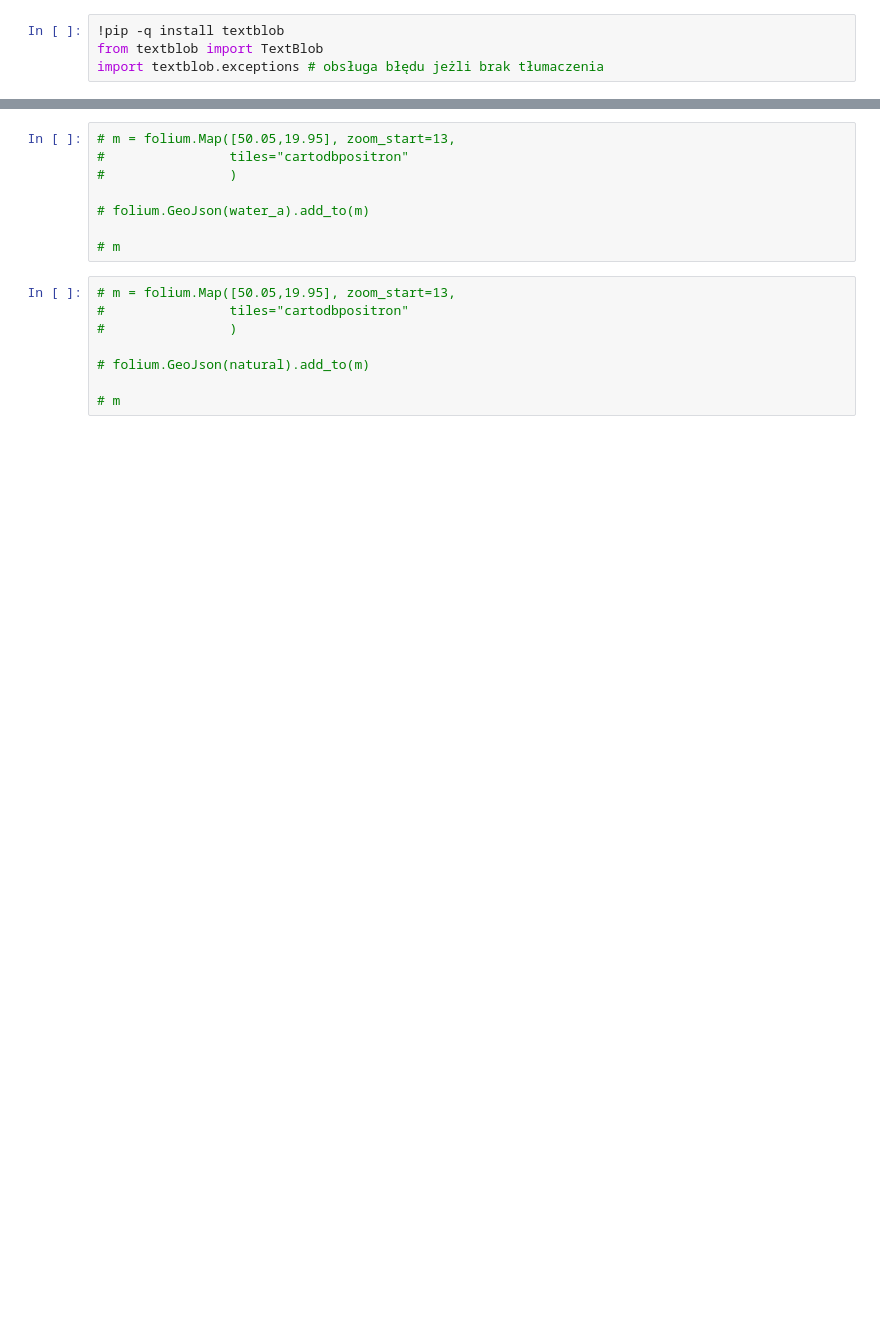
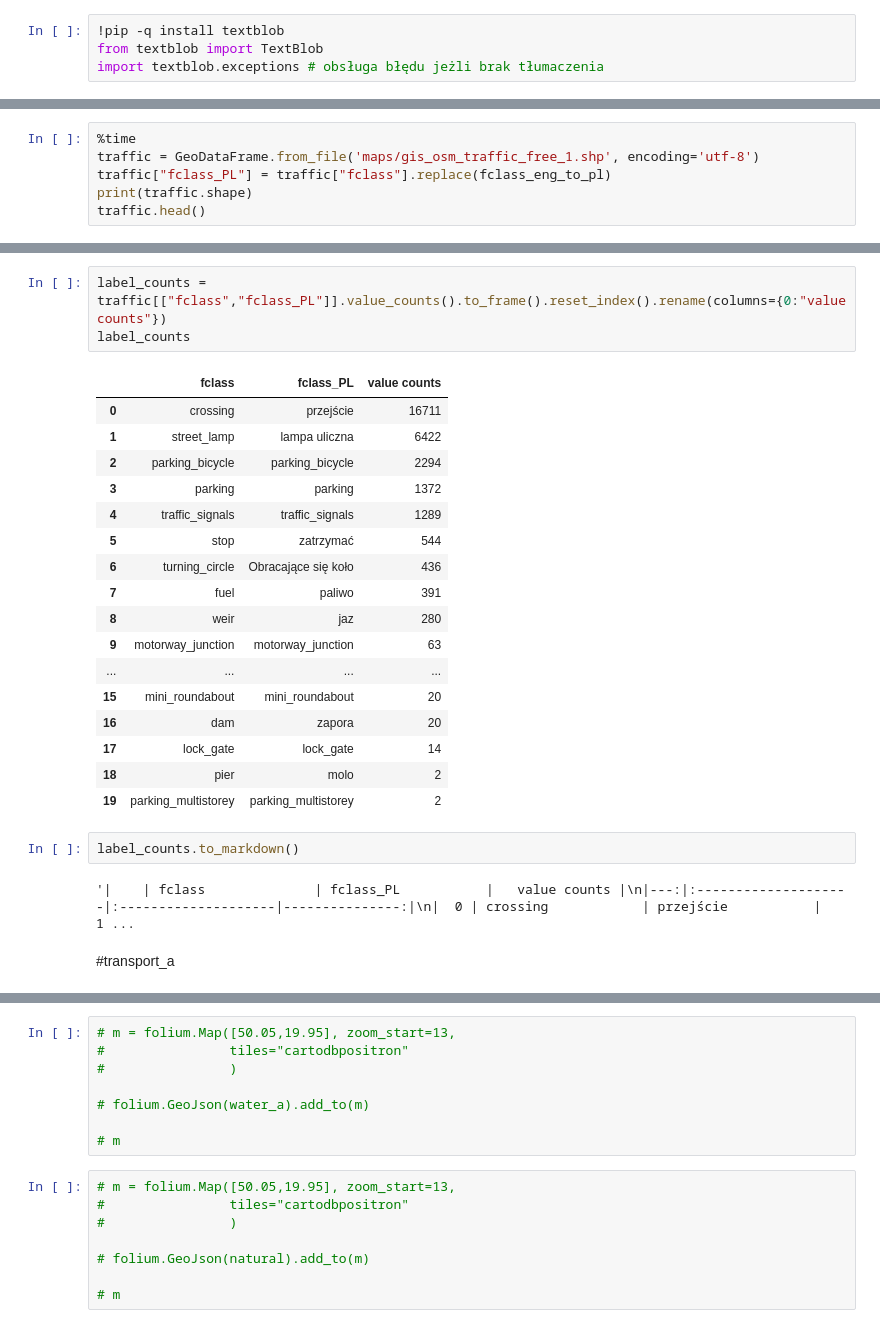
Before and after one commit to ciepielajan/GeoFabrik_Data_Extract, a Jupyter notebook: GEOfabrik_analiza_zawartosci.ipynb, the cells around one changed output, grey strips where cells are left out. Drawn from its saved outputs; the diff is of its cells as text; blank space fills up the shorter version.

```diff
--- a/GEOfabrik_analiza_zawartosci.ipynb
+++ b/GEOfabrik_analiza_zawartosci.ipynb
@@ -601,0 +710,6 @@ Name: fclass, dtype: int64
+# %%
+%time
+traffic = GeoDataFrame.from_file('maps/gis_osm_traffic_free_1.shp', encoding='utf-8')
+traffic["fclass_PL"] = traffic["fclass"].replace(fclass_eng_to_pl)
+print(traffic.shape)
+traffic.head()
@@ -601,0 +726,27 @@ Name: fclass, dtype: int64
+# %%
+label_counts = traffic[["fclass","fclass_PL"]].value_counts().to_frame().reset_index().rename(columns={0:"value counts"})
+label_counts
+# %% [output]
+|  | fclass | fclass_PL | value counts |
+| 0 | crossing | przejście | 16711 |
+| 1 | street_lamp | lampa uliczna | 6422 |
+| 2 | parking_bicycle | parking_bicycle | 2294 |
+| 3 | parking | parking | 1372 |
+| 4 | traffic_signals | traffic_signals | 1289 |
+| 5 | stop | zatrzymać | 544 |
+| 6 | turning_circle | Obracające się koło | 436 |
+| 7 | fuel | paliwo | 391 |
+| 8 | weir | jaz | 280 |
+| 9 | motorway_junction | motorway_junction | 63 |
+| ... | ... | ... | ... |
+| 15 | mini_roundabout | mini_roundabout | 20 |
+| 16 | dam | zapora | 20 |
+| 17 | lock_gate | lock_gate | 14 |
+| 18 | pier | molo | 2 |
+| 19 | parking_multistorey | parking_multistorey | 2 |
+# %%
+label_counts.to_markdown()
+# %% [output]
+'|    | fclass              | fclass_PL           |   value counts |\n|---:|:--------------------|:--------------------|---------------:|\n|  0 | crossing            | przejście           |          1 ...
+# %% [markdown]
+#transport_a
```
Also changed, not shown: parts of 141 cells of this notebook.
